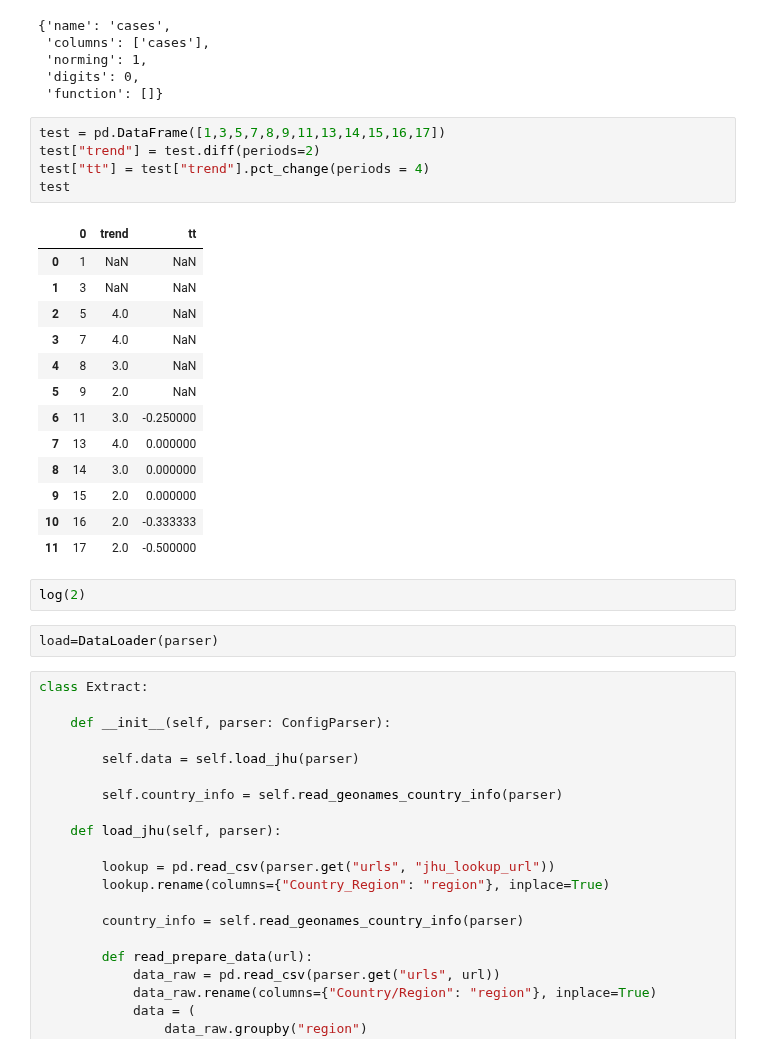
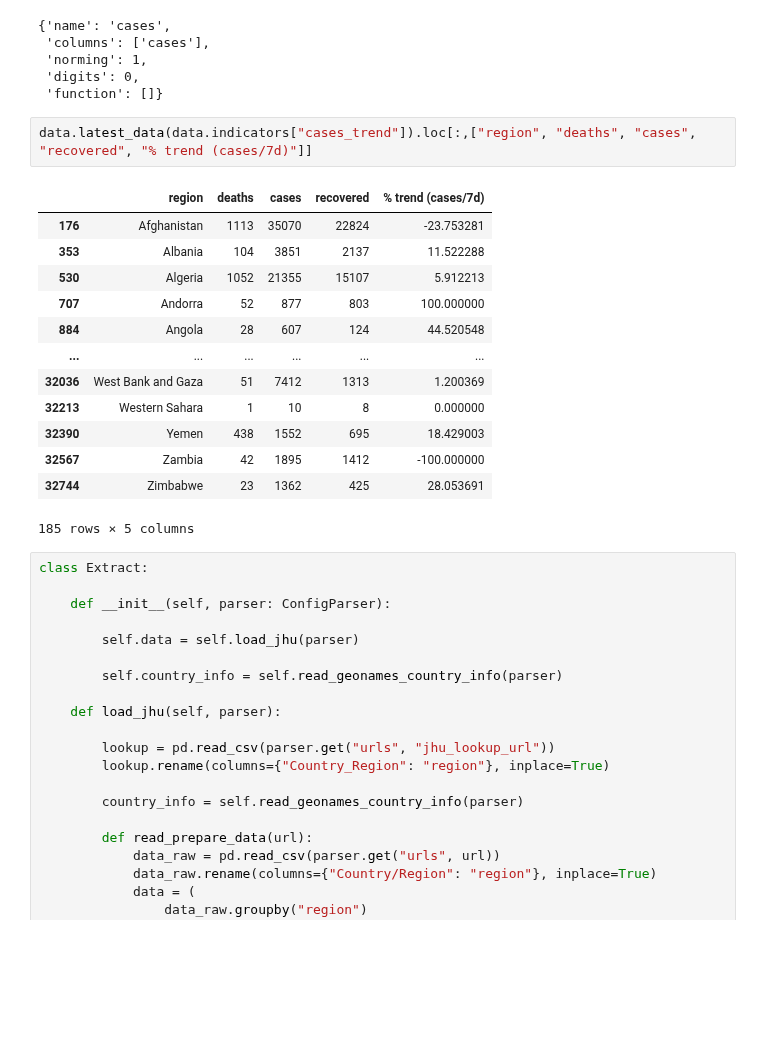
Before and after one commit to ditori1976/covid_app, a Jupyter notebook: notebooks/DataLoader.ipynb, the cells around one changed output. Saved outputs shown, nothing was run; the diff lists cells and outputs as text; blank space fills up the shorter version.

Commit message:
add table with trends

```diff
--- a/notebooks/DataLoader.ipynb
+++ b/notebooks/DataLoader.ipynb
@@ -81,29 +52,22 @@ data.indicators["cases"]
  'norming': 1,
  'digits': 0,
  'function': []}
-# %%
-test = pd.DataFrame([1,3,5,7,8,9,11,13,14,15,16,17])
-test["trend"] = test.diff(periods=2)
-test["tt"] = test["trend"].pct_change(periods = 4)
-test
-# %% [output]
-|  | 0 | trend | tt |
-| 0 | 1 | NaN | NaN |
-| 1 | 3 | NaN | NaN |
-| 2 | 5 | 4.0 | NaN |
-| 3 | 7 | 4.0 | NaN |
-| 4 | 8 | 3.0 | NaN |
-| 5 | 9 | 2.0 | NaN |
-| 6 | 11 | 3.0 | -0.250000 |
-| 7 | 13 | 4.0 | 0.000000 |
-| 8 | 14 | 3.0 | 0.000000 |
-| 9 | 15 | 2.0 | 0.000000 |
-| 10 | 16 | 2.0 | -0.333333 |
-| 11 | 17 | 2.0 | -0.500000 |
-# %%
-log(2)
-# %%
-load=DataLoader(parser)
+# %%
+data.latest_data(data.indicators["cases_trend"]).loc[:,["region", "deaths", "cases", "recovered", "% trend (cases/7d)"]]
+# %% [output]
+|  | region | deaths | cases | recovered | % trend (cases/7d) |
+| 176 | Afghanistan | 1113 | 35070 | 22824 | -23.753281 |
+| 353 | Albania | 104 | 3851 | 2137 | 11.522288 |
+| 530 | Algeria | 1052 | 21355 | 15107 | 5.912213 |
+| 707 | Andorra | 52 | 877 | 803 | 100.000000 |
+| 884 | Angola | 28 | 607 | 124 | 44.520548 |
+| ... | ... | ... | ... | ... | ... |
+| 32036 | West Bank and Gaza | 51 | 7412 | 1313 | 1.200369 |
+| 32213 | Western Sahara | 1 | 10 | 8 | 0.000000 |
+| 32390 | Yemen | 438 | 1552 | 695 | 18.429003 |
+| 32567 | Zambia | 42 | 1895 | 1412 | -100.000000 |
+| 32744 | Zimbabwe | 23 | 1362 | 425 | 28.053691 |
+185 rows × 5 columns
 # %%
 class Extract:
 
```
Also changed, not shown: parts of 8 cells of this notebook, 2 other files.
